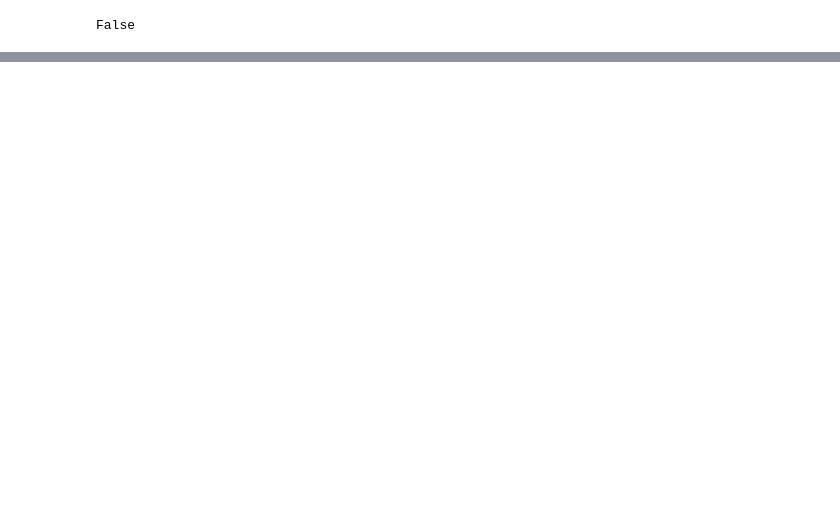
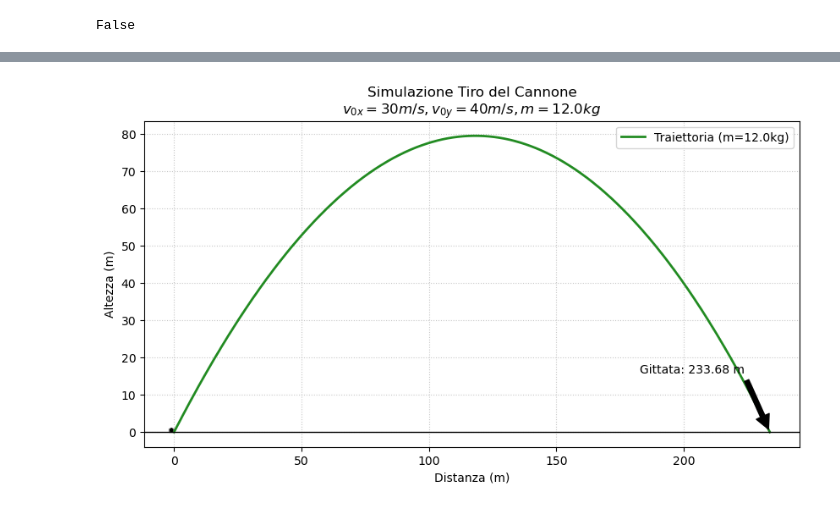
Before and after one commit to pal-dev-labs/Computert-Based-Mathematics, a Jupyter notebook: Lessons/Lesson 1.ipynb, the cells around one changed output, grey strips where cells are left out. Saved outputs shown, nothing was run; the diff lists cells and outputs as text; code cells hidden in the pictures; blank space fills up the shorter version.

```diff
--- a/Lessons/Lesson 1.ipynb
+++ b/Lessons/Lesson 1.ipynb
@@ -407,0 +210,7 @@ Write a Python function **average(numbers)** that takes a list of numbers and re
+# %%
+a= 4
+b= 8
+c=-10
+x_c, y_c, r = circonferenza(a,b,c)
+print(f"Il centro della circonferenza è ({x_c},{y_c})")
+print(f"Il raggio della circonferenza è {r}")
@@ -407,0 +293,12 @@ Write a Python function **average(numbers)** that takes a list of numbers and re
+# %%
+# Esempio di utilizzo della funzione parabola
+a_test = 1
+b_test = -4
+c_test = 3
+
+x_v, y_v, x_f, y_f, k = parabola(a_test, b_test, c_test)
+
+print(f"Per la parabola y = {a_test}x^2 + {b_test}x + {c_test}:")
+print(f"Vertice V: ({x_v}, {y_v})")
+print(f"Fuoco F: ({x_f}, {y_f})")
+print(f"Equazione della Direttrice: y = {k}")
@@ -407,0 +418,80 @@ Write a Python function **average(numbers)** that takes a list of numbers and re
+# %%
+import numpy as np
+import matplotlib.pyplot as plt
+
+def simula_cannone(v0x, v0y, m, k=0.1):
+    """
+    Simula la traiettoria di un proiettile con resistenza dell'aria.
+    v0x, v0y: componenti della velocità iniziale (m/s)
+    m: massa del proiettile (kg)
+    k: coefficiente di attrito viscoso (kg/s)
+    """
+    g = 9.81  # Accelerazione di gravità (m/s^2)
+    dt = 0.01 # Passo temporale
+
+    # Inizializzazione liste
+    x = [0.0]
+    y = [0.0]
+    vx = v0x
+    vy = v0y
+
+    # Ciclo di simulazione (finché il proiettile non tocca terra)
+    while True:
+        # Calcolo delle accelerazioni (F = ma -> a = F/m)
+        # Forza peso: -m*g (solo su y)
+        # Forza di attrito: -k*v
+        ax = -(k * vx) / m
+        ay = -g - (k * vy) / m
+
+        # Aggiornamento velocità (Eulero)
+        vx += ax * dt
+        vy += ay * dt
+
+        # Aggiornamento posizione
+        next_x = x[-1] + vx * dt
+        next_y = y[-1] + vy * dt
+
+        if next_y < 0: # Tocca terra
+            # Interpolazione lineare per trovare la gittata esatta a y=0
+            fraction = y[-1] / (y[-1] - next_y)
+            gittata_finale = x[-1] + fraction * (next_x - x[-1])
+            x.append(gittata_finale)
+            y.append(0.0)
+            break
+
+        x.append(next_x)
+        y.append(next_y)
+
+    gittata = x[-1]
+
+    # Creazione del grafico
+    plt.figure(figsize=(10, 5))
+    plt.plot(x, y, label=f'Traiettoria (m={m}kg)', color='forestgreen', linewidth=2)
+    plt.axhline(0, color='black', linewidth=1) # Terreno
+
+    # Disegno stilizzato del cannone (un rettangolo e un cerchio)
+    plt.gca().add_patch(plt.Rectangle((-2, 0), 2, 1, color='gray'))
+    plt.gca().add_patch(plt.Circle((-1, 0.5), 0.5, color='black'))
+
+    plt.title(f"Simulazione Tiro del Cannone\n$v_{{0x}}={v0x} m/s, v_{{0y}}={v0y} m/s, m={m} kg$")
+    plt.xlabel("Distanza (m)")
+    plt.ylabel("Altezza (m)")
+    plt.grid(True, linestyle=':', alpha=0.7)
+    plt.legend()
+
+    # Annotazione gittata
+    plt.annotate(f'Gittata: {gittata:.2f} m', xy=(gittata, 0), xytext=(gittata-10, max(y)*0.2),
+                 arrowprops=dict(facecolor='black', shrink=0.05),
+                 horizontalalignment='right')
+
+    plt.savefig('traiettoria_cannone.png')
+    return gittata
+
+# Esempio di utilizzo
+v0x_val = 30
+v0y_val = 40
+massa_val = 12.0
+gittata_risultato = simula_cannone(v0x_val, v0y_val, massa_val)
+
+print(f"Gittata calcolata: {gittata_risultato:.2f} m")
+# %% [output]
@@ -407,0 +499 @@ Write a Python function **average(numbers)** that takes a list of numbers and re
+[figure, added]
```
Also changed, not shown: parts of 127 cells of this notebook, 2 other files.
